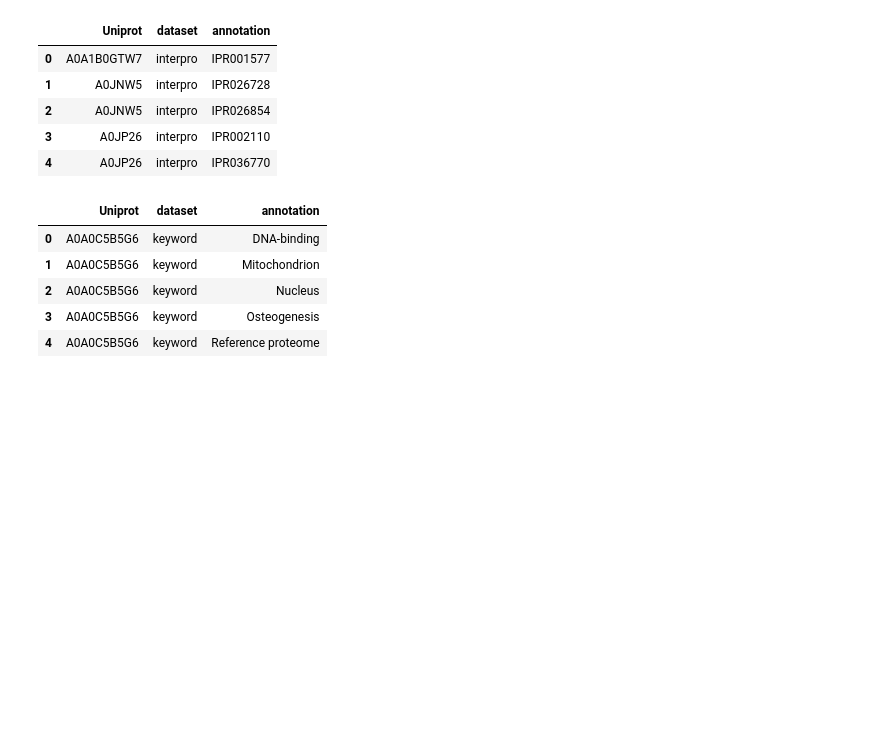
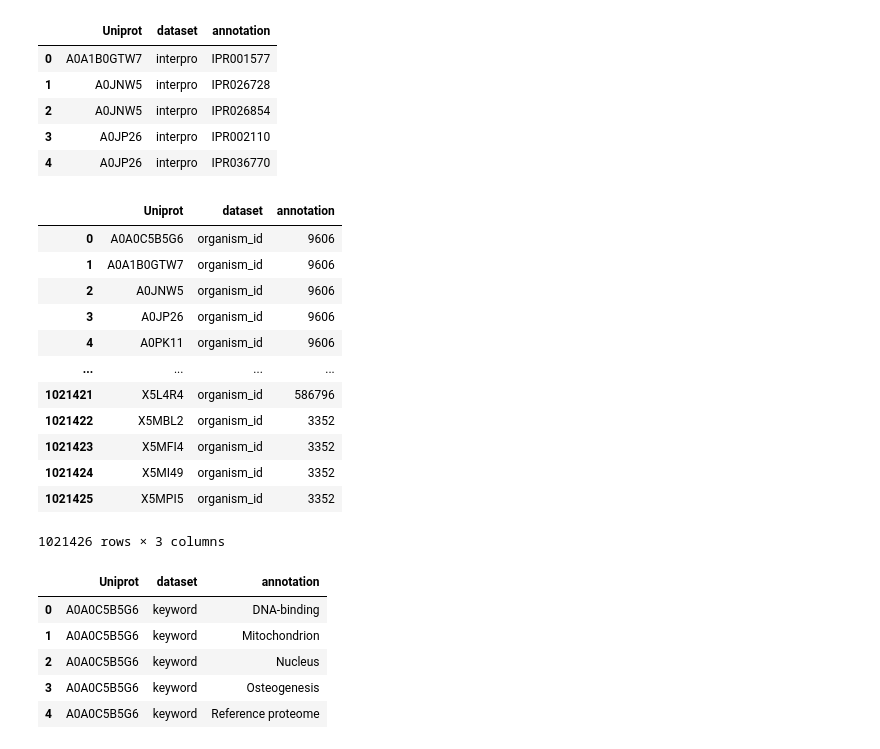
Before and after one commit to adenger/subpred4, a Jupyter notebook: notebooks/4_clustering.ipynb, the cells around one changed output. Saved outputs shown, nothing was run; the diff lists cells and outputs as text; code cells hidden in the pictures; blank space fills up the shorter version.

Commit message:
organism id as annotation

```diff
--- a/notebooks/4_clustering.ipynb
+++ b/notebooks/4_clustering.ipynb
@@ -165,6 +165,24 @@ df_uniprot_interpro_long.head()
 | 2 | A0JNW5 | interpro | IPR026854 |
 | 3 | A0JP26 | interpro | IPR002110 |
 | 4 | A0JP26 | interpro | IPR036770 |
+# %%
+df_uniprot_organism_long = df_uniprot.organism_id.reset_index(drop=False).drop_duplicates().assign(
+    dataset="organism_id"
+).rename(columns={"organism_id": "annotation"})[["Uniprot", "dataset", "annotation"]]
+# %% [output]
+|  | Uniprot | dataset | annotation |
+| 0 | A0A0C5B5G6 | organism_id | 9606 |
+| 1 | A0A1B0GTW7 | organism_id | 9606 |
+| 2 | A0JNW5 | organism_id | 9606 |
+| 3 | A0JP26 | organism_id | 9606 |
+| 4 | A0PK11 | organism_id | 9606 |
+| ... | ... | ... | ... |
+| 1021421 | X5L4R4 | organism_id | 586796 |
+| 1021422 | X5MBL2 | organism_id | 3352 |
+| 1021423 | X5MFI4 | organism_id | 3352 |
+| 1021424 | X5MI49 | organism_id | 3352 |
+| 1021425 | X5MPI5 | organism_id | 3352 |
+1021426 rows × 3 columns
 # %%
 df_annotations = pd.concat(
     [
```
